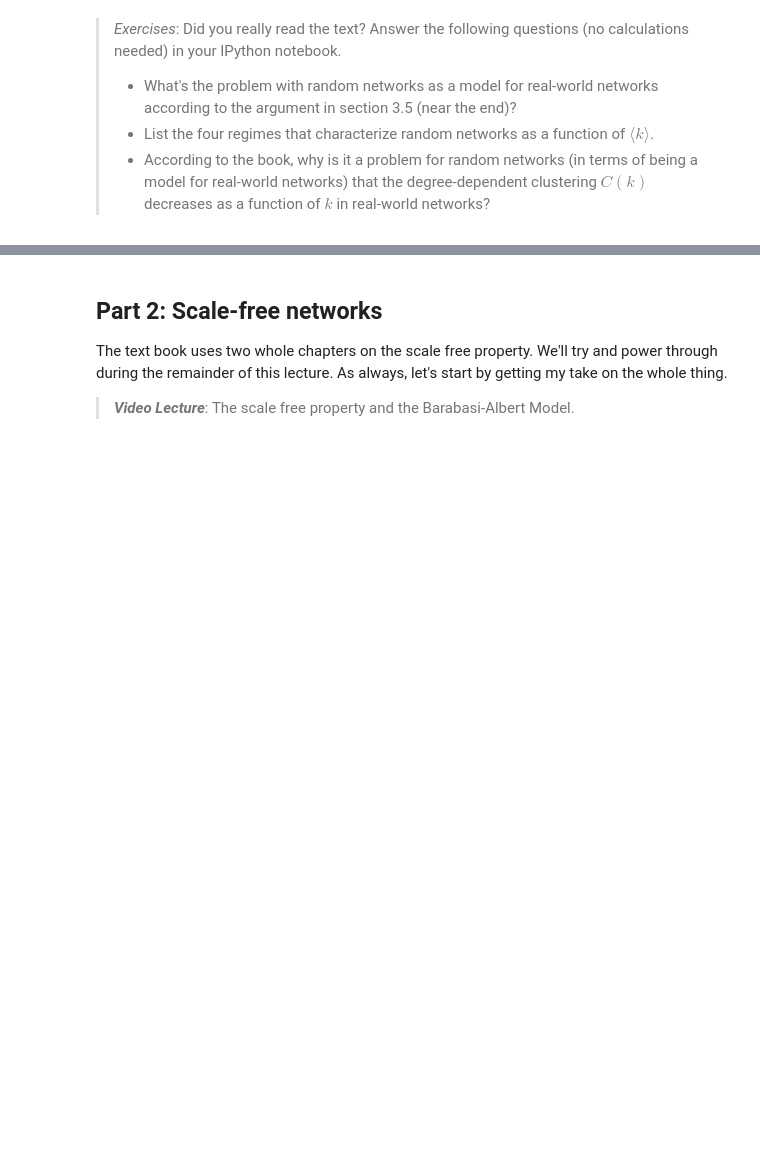
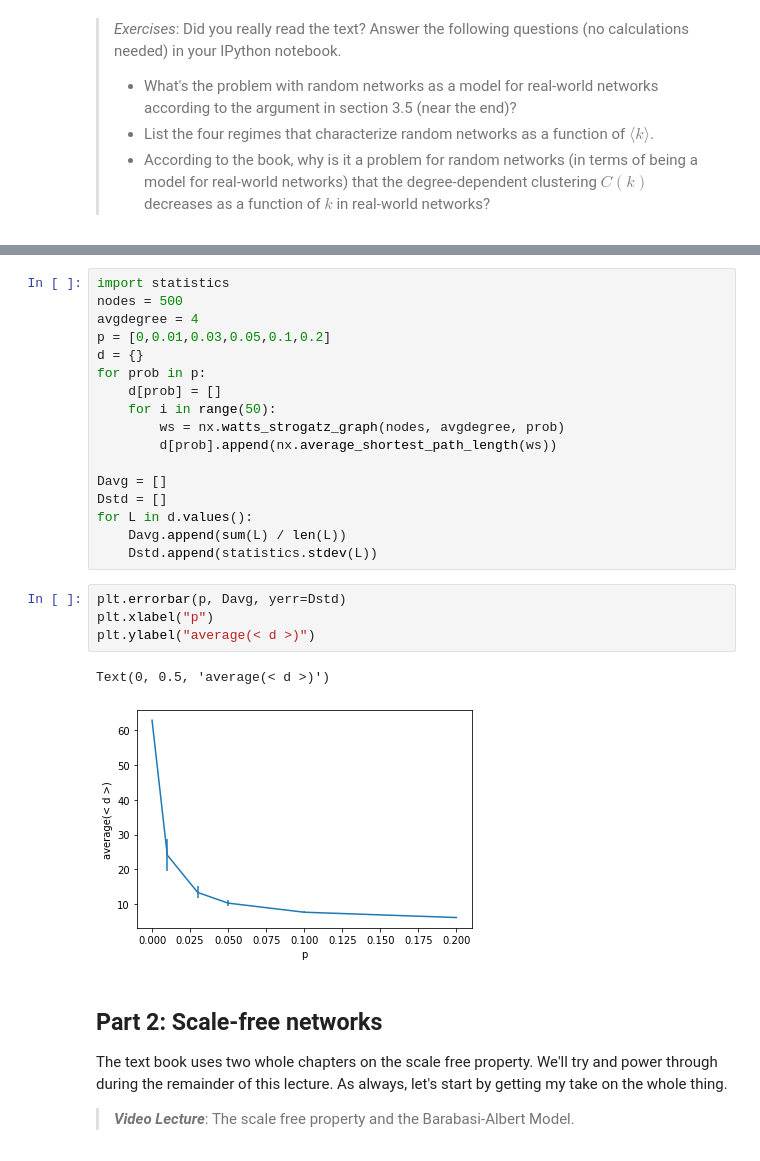
Before and after one commit to SocialComplexityLab/socialgraphs2021, a Jupyter notebook: lectures/Week3.ipynb, the cells around one changed output, grey strips where cells are left out. Cells and saved outputs as stored; diff of their text form; blank space fills up the shorter version.

```diff
--- a/lectures/Week3.ipynb
+++ b/lectures/Week3.ipynb
@@ -56,3 +75,27 @@ The next set of exercises departs from the book by presenting a little study of
+# %%
+import statistics
+nodes = 500
+avgdegree = 4
+p = [0,0.01,0.03,0.05,0.1,0.2]
+d = {}
+for prob in p:
+    d[prob] = []
+    for i in range(50):
+        ws = nx.watts_strogatz_graph(nodes, avgdegree, prob)
+        d[prob].append(nx.average_shortest_path_length(ws))
+
+Davg = []
+Dstd = []
+for L in d.values():
+    Davg.append(sum(L) / len(L))
+    Dstd.append(statistics.stdev(L))
+# %%
+plt.errorbar(p, Davg, yerr=Dstd)
+plt.xlabel("p")
+plt.ylabel("average(< d >)")
+# %% [output]
+Text(0, 0.5, 'average(< d >)')
+[figure, added]
 # %% [markdown]
 ## Part 2: Scale-free networks
 
```
Also changed, not shown: parts of 13 cells of this notebook.
